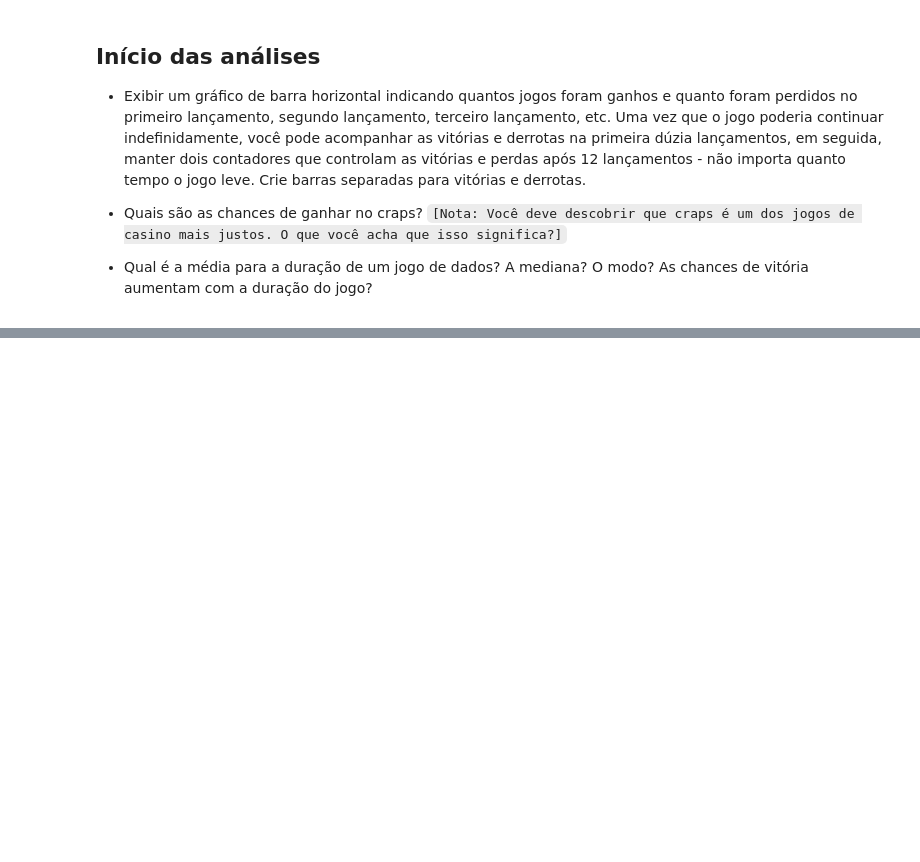
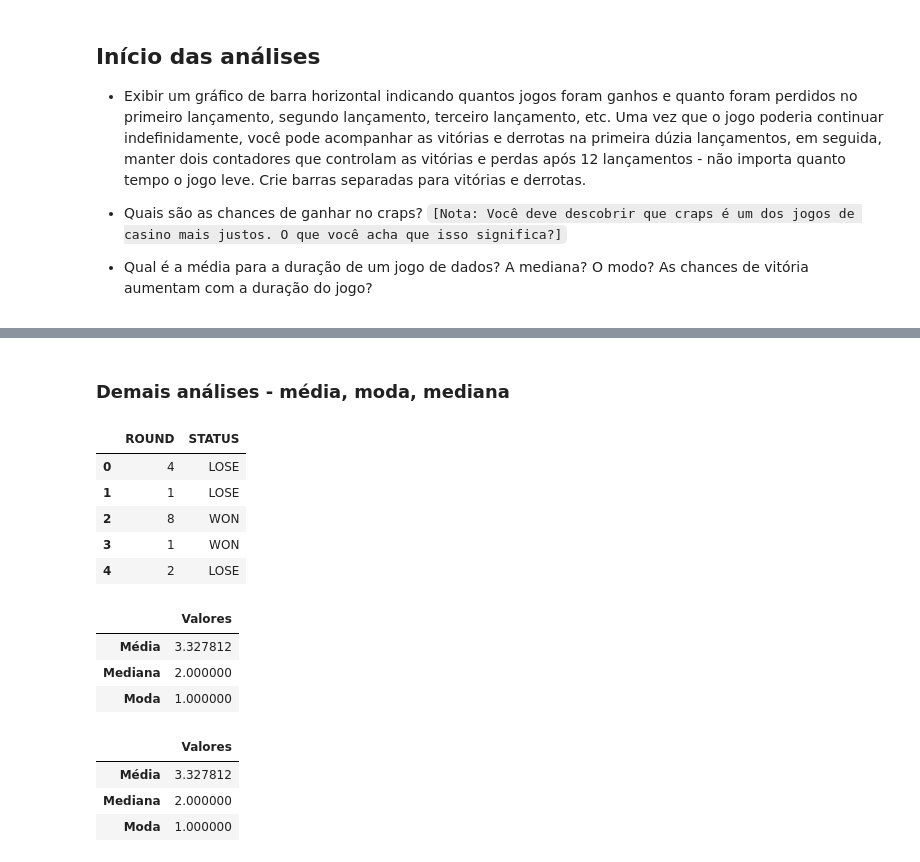
Before and after one commit to mpbruder/TT007-AnaliseDadosPython, a Jupyter notebook: exercicios/Aula3-jupyter/craps-game.ipynb, the cells around one changed output, grey strips where cells are left out. Saved outputs shown, nothing was run; the diff lists cells and outputs as text; code cells hidden in the pictures; blank space fills up the shorter version.

```diff
--- a/exercicios/Aula3-jupyter/craps-game.ipynb
+++ b/exercicios/Aula3-jupyter/craps-game.ipynb
@@ -199,0 +196,34 @@ plt.legend()
+# %% [markdown]
+### Demais análises - média, moda, mediana
+# %%
+g.head()
+# %% [output]
+|  | ROUND | STATUS |
+| 0 | 4 | LOSE |
+| 1 | 1 | LOSE |
+| 2 | 8 | WON |
+| 3 | 1 | WON |
+| 4 | 2 | LOSE |
+# %%
+# Dicionário para criar novo df
+d = {
+    'Média': g['ROUND'].mean(),
+    'Mediana': g['ROUND'].median(),
+    'Moda': g['ROUND'].mode()[0]
+}
+
+df_stat = pd.DataFrame(d, index=['Valores'])
+df_stat = df_stat.transpose()
+df_stat
+# %% [output]
+|  | Valores |
+| Média | 3.327812 |
+| Mediana | 2.000000 |
+| Moda | 1.000000 |
+# %%
+df_stat
+# %% [output]
+|  | Valores |
+| Média | 3.327812 |
+| Mediana | 2.000000 |
+| Moda | 1.000000 |
```
Also changed, not shown: parts of 5 cells of this notebook, 1 other file.
